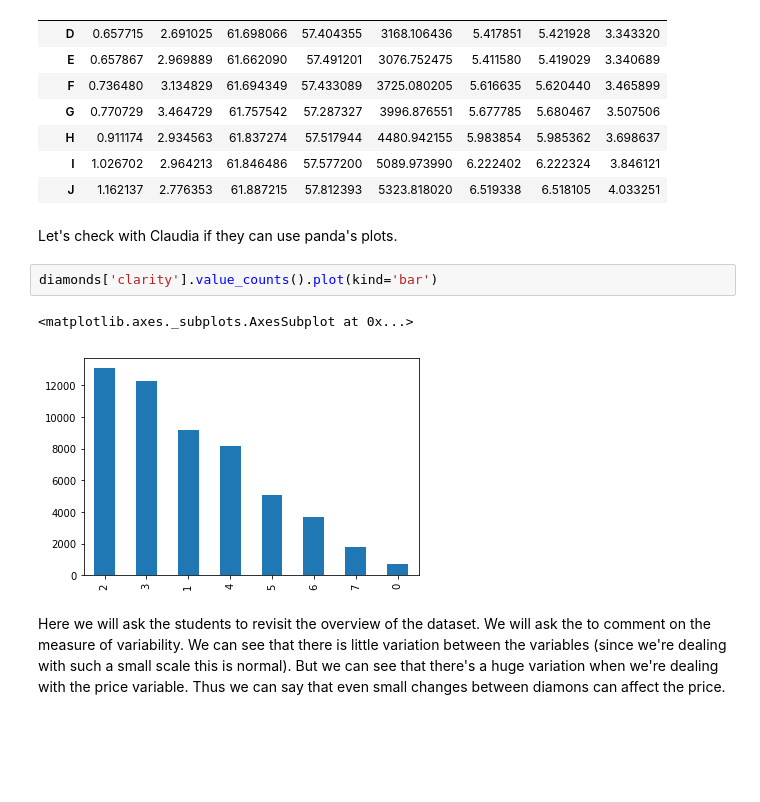
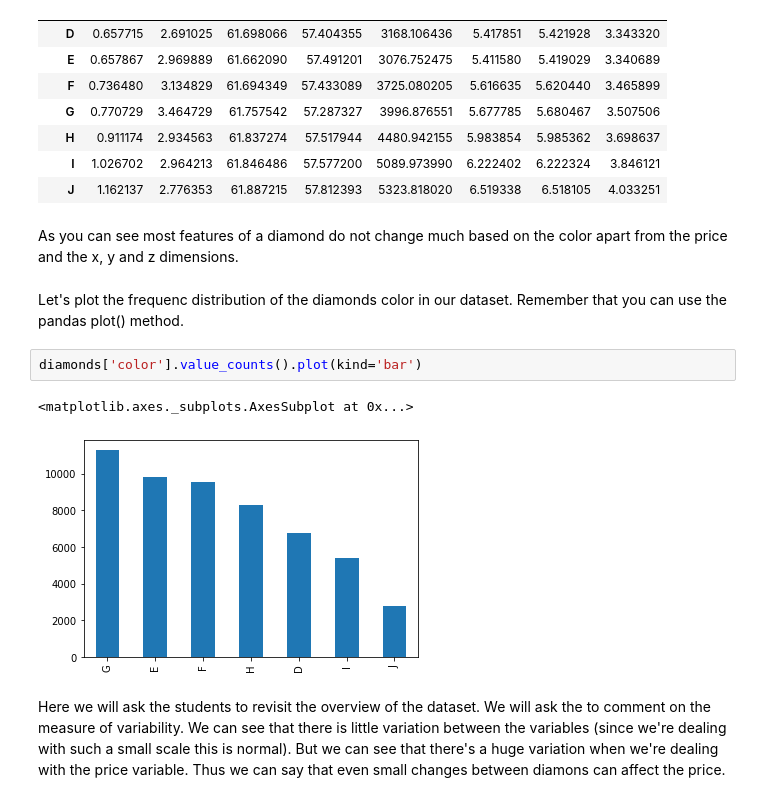
Before and after one commit to ta-data-bcn/Review-W4-Data-Cleaning-And-Descriptive-Statistics, a Jupyter notebook: main.ipynb, the cells around one changed output. Saved outputs shown, nothing was run; the diff lists cells and outputs as text; blank space fills up the shorter version.

Commit message:
Almost finished, added image and csv file

```diff
--- a/main.ipynb
+++ b/main.ipynb
@@ -112,13 +163,15 @@ diamonds.groupby('color').mean()
 | H | 0.911174 | 2.934563 | 61.837274 | 57.517944 | 4480.942155 | 5.983854 | 5.985362 | 3.698637 |
 | I | 1.026702 | 2.964213 | 61.846486 | 57.577200 | 5089.973990 | 6.222402 | 6.222324 | 3.846121 |
 | J | 1.162137 | 2.776353 | 61.887215 | 57.812393 | 5323.818020 | 6.519338 | 6.518105 | 4.033251 |
-# %% [markdown]
-Let's check with Claudia if they can use panda's plots.
+# %% [markdown]
+As you can see most features of a diamond do not change much based on the color apart from the price and the x, y and z dimensions.
+# %% [markdown]
+Let's plot the frequenc distribution of the diamonds color in our dataset. Remember that you can use the pandas plot() method.
 # %%
-diamonds['clarity'].value_counts().plot(kind='bar')
+diamonds['color'].value_counts().plot(kind='bar')
 # %% [output]
 <matplotlib.axes._subplots.AxesSubplot at 0x...>
-[figure, old version]
+[figure, new version]
 # %% [markdown]
 Here we will ask the students to revisit the overview of the dataset. We will ask the to comment on the measure of variability.
 We can see that there is little variation between the variables (since we're dealing with such a small scale this is normal). But we can see that there's a huge variation when we're dealing with the price variable. Thus we can say that even small changes between diamons can affect the price.
```
Also changed, not shown: parts of 25 cells of this notebook, 2 other files.
